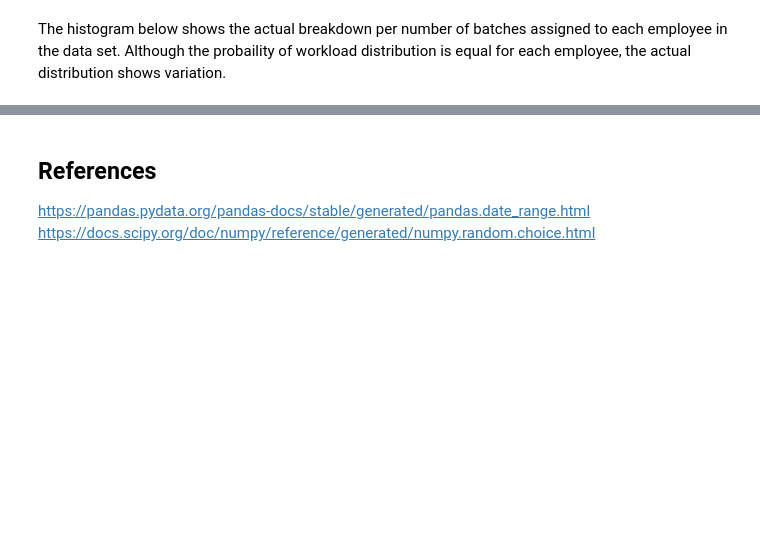
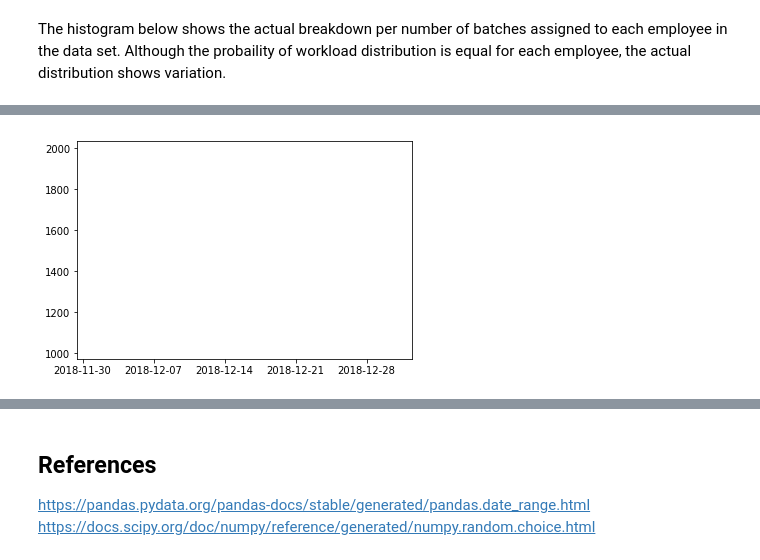
Before and after one commit to GraceAKelly/Randomdataset, a Jupyter notebook: Random Data Set Generation.ipynb, the cells around one changed output, grey strips where cells are left out. Cells and saved outputs as stored; diff of their text form; code cells hidden in the pictures; blank space fills up the shorter version.

```diff
--- a/Random Data Set Generation.ipynb
+++ b/Random Data Set Generation.ipynb
@@ -77,5 +88,2 @@ plt.show()
 # %%
 import seaborn as sns # import seaborn for advanced graphics
-# %%
-from scipy.stats import linregress
-sns.set(style="ticks")
@@ -86,0 +90,7 @@ TypeError: unhashable type: 'list'
+# %%
+x = [Targets]
+y = [Batch]
+plt.plot(x, y)
+plt.show()
+# %% [output]
+[figure, added]
```
Also changed, not shown: parts of 8 cells of this notebook.
